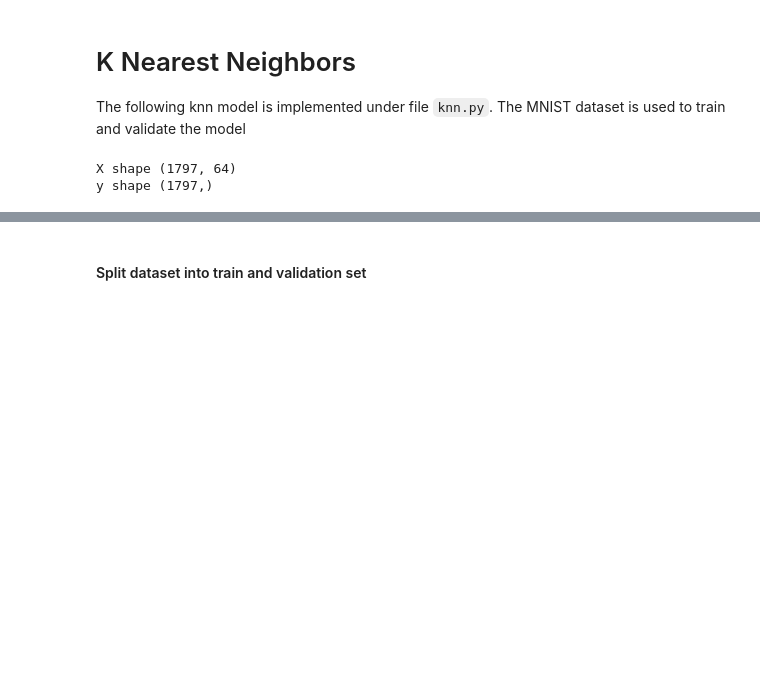
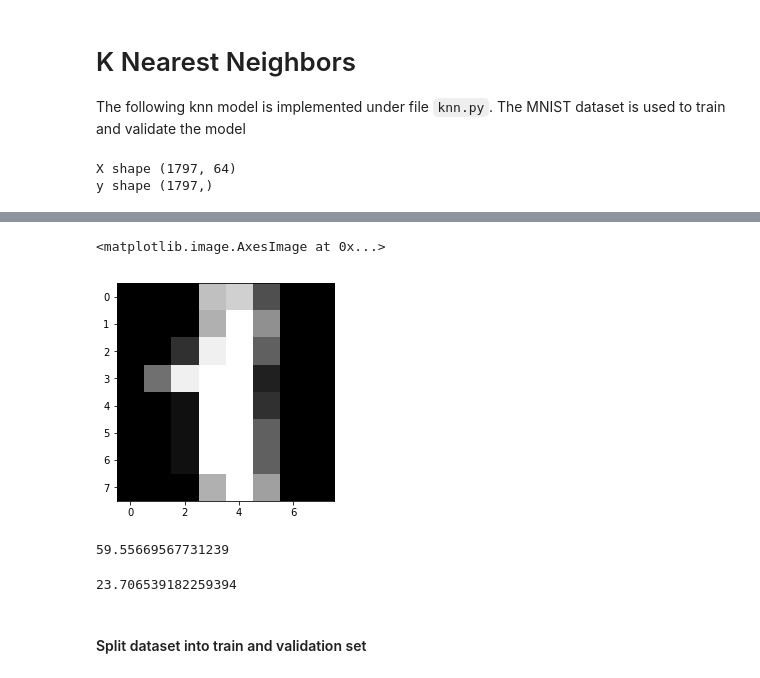
Before and after one commit to yyoon62/ml-with-np, a Jupyter notebook: k_nearest_neighbors.ipynb, the cells around one changed output, grey strips where cells are left out. Drawn from its saved outputs; the diff is of its cells as text; code cells hidden in the pictures; blank space fills up the shorter version.

```diff
--- a/k_nearest_neighbors.ipynb
+++ b/k_nearest_neighbors.ipynb
@@ -24,3 +45,16 @@ y shape (1797,)
+# %%
+plt.imshow(X[1].reshape(8,8), cmap='gray')
+# %% [output]
+<matplotlib.image.AxesImage at 0x...>
+[figure, added]
+# %%
+np.sqrt(((X[0]-X[1])**2).sum())
+# %% [output]
+59.55669567731239
+# %%
+np.sqrt(((X[0]-X[10])**2).sum())
+# %% [output]
+23.706539182259394
 # %% [markdown]
 #### Split dataset into train and validation set
 # %%
```
Also changed, not shown: parts of 4 cells of this notebook, 1 other file.
